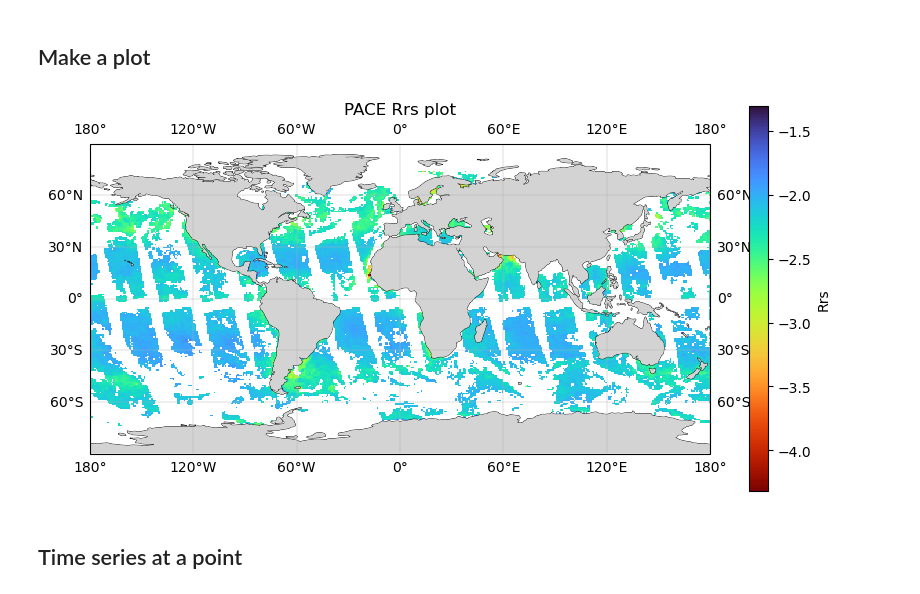
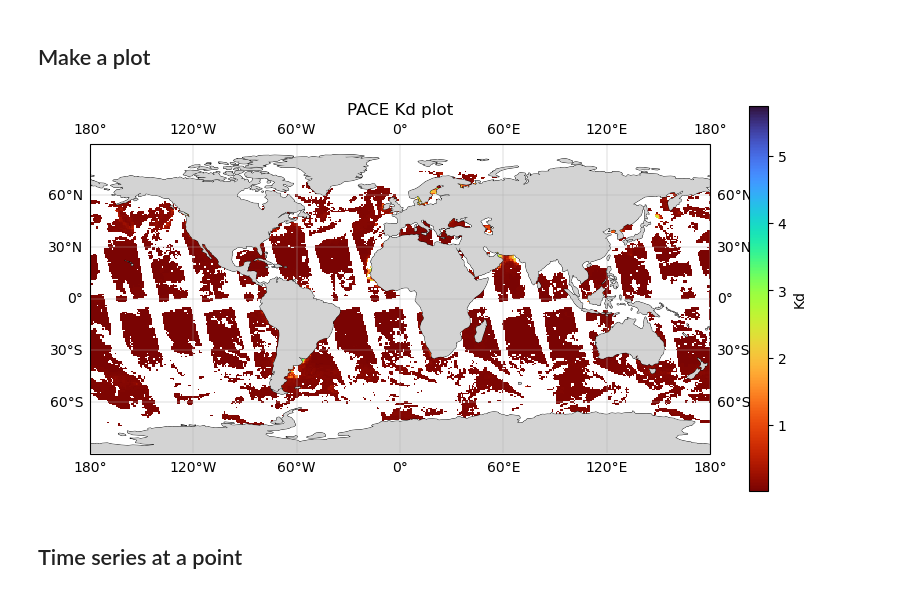
Before and after one commit to fish-pace/pace-icechunks, a Jupyter notebook: pace-kd-icechunk-sc.ipynb, the cells around one changed output. Saved outputs shown, nothing was run; the diff lists cells and outputs as text; code cells hidden in the pictures.

```diff
--- a/pace-kd-icechunk-sc.ipynb
+++ b/pace-kd-icechunk-sc.ipynb
@@ -740,37 +740,37 @@ import matplotlib.pyplot as plt
 import cartopy.crs as ccrs
 import cartopy.feature as cfeature
 
-var_name = "Kd'
+var_name = "Kd"
 
-da_small = ds[var_name].isel(time=10, wavelength=50).coarsen(
+da_small = ds[var_name].isel(time=10, wavelength=1).coarsen(
     lat=8,
     lon=8,
     boundary="trim",
 ).mean().compute()
 
 var = da_small
 
 fig = plt.figure(figsize=(10, 5))
 ax = plt.axes(projection=ccrs.PlateCarree())
 
 var.plot(
     ax=ax,
     x="lon",
     y="lat",
     transform=ccrs.PlateCarree(),
     cmap="turbo_r",
     cbar_kwargs={"label": var_name},
 )
 
 ax.coastlines(linewidth=0.6)
 ax.add_feature(cfeature.LAND, facecolor="lightgray", zorder=2)
 ax.set_global()
 ax.gridlines(draw_labels=True, linewidth=0.3)
 
 plt.title(f"PACE {var_name} plot")
 plt.show()
 # %% [output]
-[figure, old version]
+[figure, new version]
 # %% [markdown]
 ## Time series at a point
 # %%
```
Also changed, not shown: parts of 8 cells of this notebook, 1 other file.
